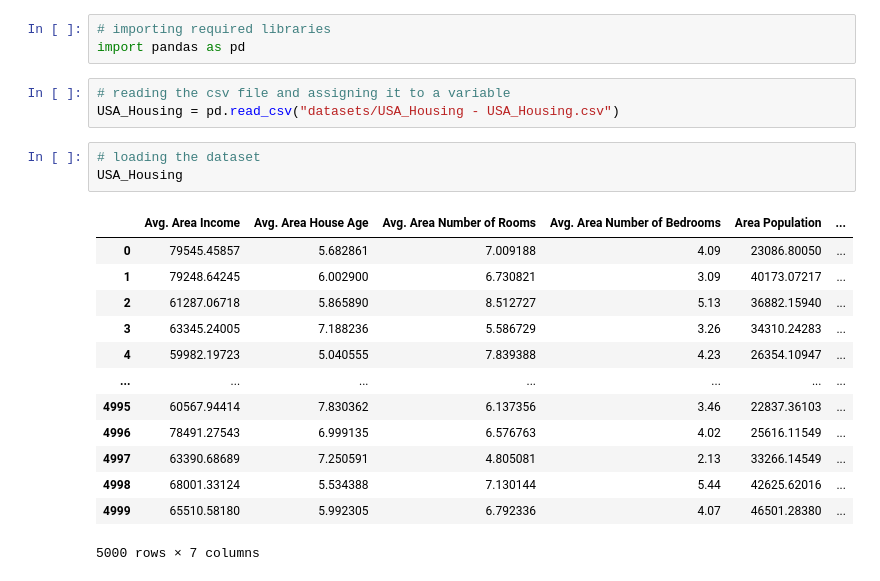
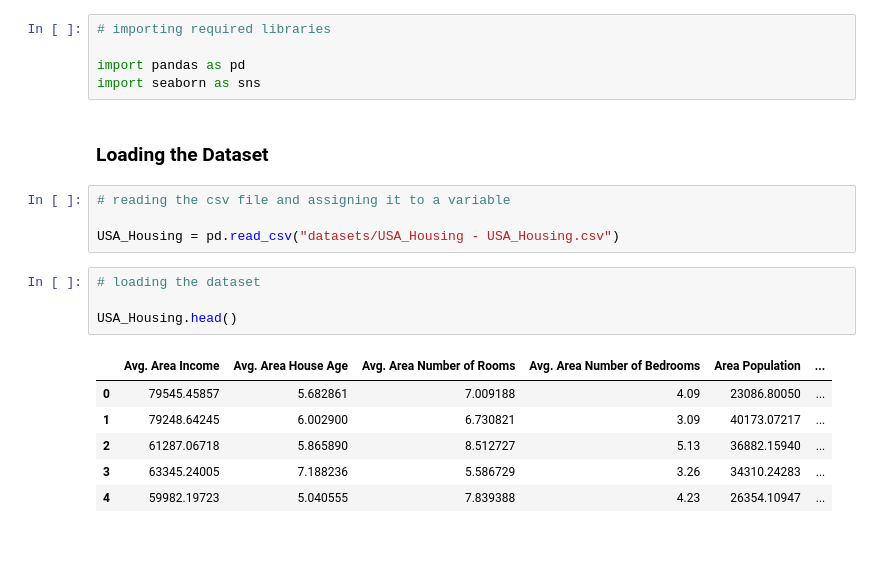
Before and after one commit to odara-rapheal/Weekly-ML-Code-Project-003-Regression-, a Jupyter notebook: Weekly ML Code Project 003 (Regression).ipynb, the cells around one changed output. Drawn from its saved outputs; the diff is of its cells as text; blank space fills up the shorter version.

```diff
--- a/Weekly ML Code Project 003 (Regression).ipynb
+++ b/Weekly ML Code Project 003 (Regression).ipynb
@@ -1,23 +1,22 @@
 # %%
 # importing required libraries
+
 import pandas as pd
+import seaborn as sns
+# %% [markdown]
+### Loading the Dataset
 # %%
 # reading the csv file and assigning it to a variable
+
 USA_Housing = pd.read_csv("datasets/USA_Housing - USA_Housing.csv")
 # %%
 # loading the dataset
-USA_Housing
+
+USA_Housing.head()
 # %% [output]
 |  | Avg. Area Income | Avg. Area House Age | Avg. Area Number of Rooms | Avg. Area Number of Bedrooms | Area Population | ... |
 | 0 | 79545.45857 | 5.682861 | 7.009188 | 4.09 | 23086.80050 | ... |
 | 1 | 79248.64245 | 6.002900 | 6.730821 | 3.09 | 40173.07217 | ... |
 | 2 | 61287.06718 | 5.865890 | 8.512727 | 5.13 | 36882.15940 | ... |
 | 3 | 63345.24005 | 7.188236 | 5.586729 | 3.26 | 34310.24283 | ... |
 | 4 | 59982.19723 | 5.040555 | 7.839388 | 4.23 | 26354.10947 | ... |
-| ... | ... | ... | ... | ... | ... | ... |
-| 4995 | 60567.94414 | 7.830362 | 6.137356 | 3.46 | 22837.36103 | ... |
-| 4996 | 78491.27543 | 6.999135 | 6.576763 | 4.02 | 25616.11549 | ... |
-| 4997 | 63390.68689 | 7.250591 | 4.805081 | 2.13 | 33266.14549 | ... |
-| 4998 | 68001.33124 | 5.534388 | 7.130144 | 5.44 | 42625.62016 | ... |
-| 4999 | 65510.58180 | 5.992305 | 6.792336 | 4.07 | 46501.28380 | ... |
-5000 rows × 7 columns
```
Also changed, not shown: parts of 8 cells of this notebook.
